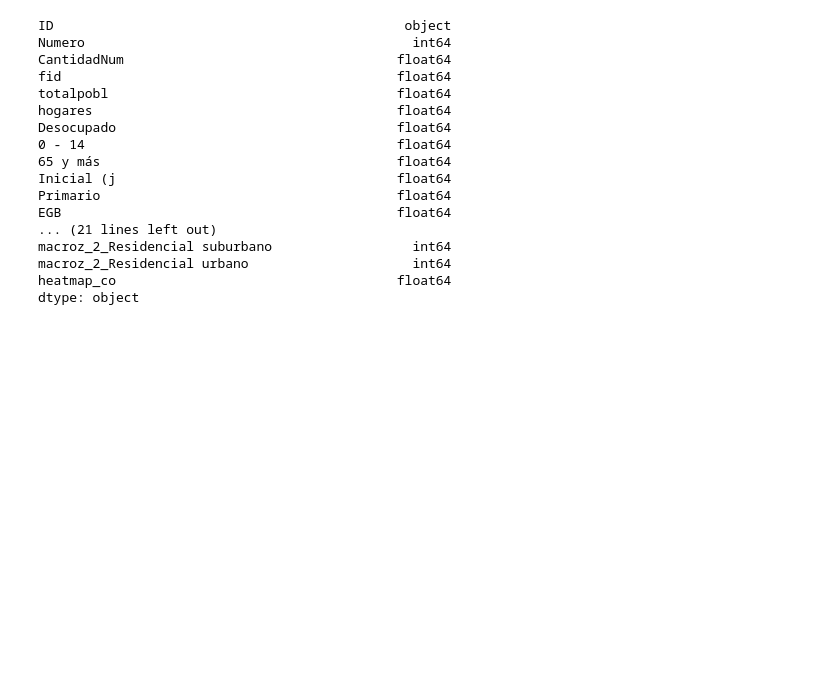
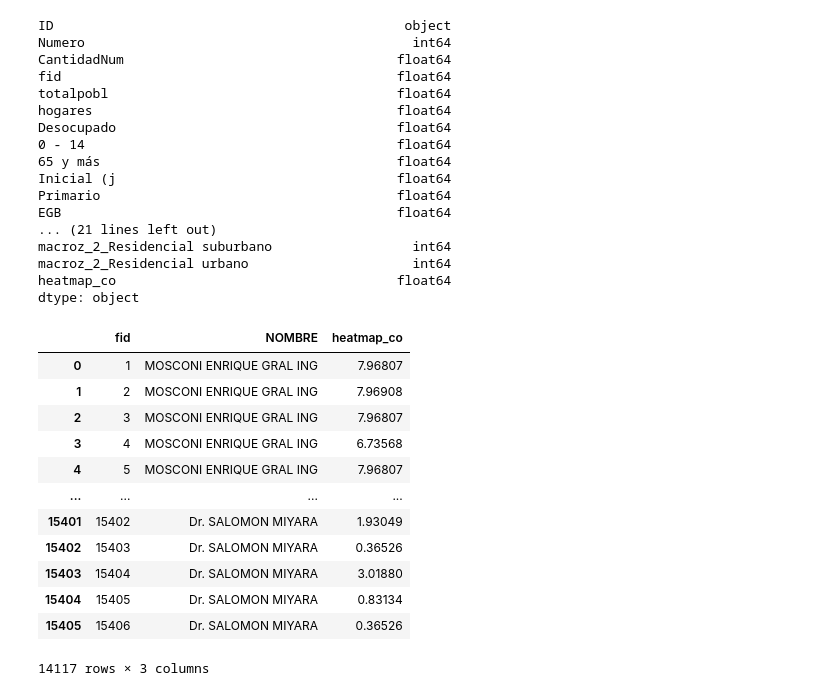
Before and after one commit to GerardoGrana/DHdatascienceG8, a Jupyter notebook: Limpieza de calidad con densidad comercial.ipynb, the cells around one changed output. Drawn from its saved outputs; the diff is of its cells as text; code cells hidden in the pictures; blank space fills up the shorter version.

```diff
--- a/Limpieza de calidad con densidad comercial.ipynb
+++ b/Limpieza de calidad con densidad comercial.ipynb
@@ -9,9 +9,9 @@ df_final_alternativo = pd.read_csv('df_final_alternativo.csv')
 print('Shape del df_final_alternativo: ',df_final_alternativo.shape)
 
 #Traemos los features comerciales
-df3 = pd.read_csv('Data/Damero_feature_comercios.csv') #Estas son todas las esquinas de la ciudad, lo usamos para la prediccion final
+Esquinas = pd.read_csv('Data/Damero_feature_comercios.csv') #Estas son todas las esquinas de la ciudad, lo usamos para la prediccion final
 df4 = pd.read_csv('Data/PV_R_feature_comercios.csv')
-print('Shape del df3 (Lo usamos mas adelante para las predicciones finales): ',df3.shape)
+print('Shape del df3 (Lo usamos mas adelante para las predicciones finales): ',Esquinas.shape)
 print('Shape del df4: ',df4.shape)
 # %% [output]
 Shape del df_final_alternativo:  (784, 35)
@@ -19,8 +19,8 @@ Shape del df3 (Lo usamos mas adelante para las predicciones finales):  (15406, 3
 Shape del df4:  (1048575, 6)
 # %%
 #Eliminamos todos los nulls de ambos data frames
-df3 = df3.dropna()
-print(df3.isnull().sum())
+Esquinas = Esquinas.dropna()
+print(Esquinas.isnull().sum())
 print('')
 df4 = df4.dropna()
 print(df4.isnull().sum())
@@ -144,6 +144,22 @@ macroz_2_Residencial suburbano                  int64
 macroz_2_Residencial urbano                     int64
 heatmap_co                                    float64
 dtype: object
+# %%
+Esquinas
+# %% [output]
+|  | fid | NOMBRE | heatmap_co |
+| 0 | 1 | MOSCONI ENRIQUE GRAL ING | 7.96807 |
+| 1 | 2 | MOSCONI ENRIQUE GRAL ING | 7.96908 |
+| 2 | 3 | MOSCONI ENRIQUE GRAL ING | 7.96807 |
+| 3 | 4 | MOSCONI ENRIQUE GRAL ING | 6.73568 |
+| 4 | 5 | MOSCONI ENRIQUE GRAL ING | 7.96807 |
+| ... | ... | ... | ... |
+| 15401 | 15402 | Dr. SALOMON MIYARA | 1.93049 |
+| 15402 | 15403 | Dr. SALOMON MIYARA | 0.36526 |
+| 15403 | 15404 | Dr. SALOMON MIYARA | 3.01880 |
+| 15404 | 15405 | Dr. SALOMON MIYARA | 0.83134 |
+| 15405 | 15406 | Dr. SALOMON MIYARA | 0.36526 |
+14117 rows × 3 columns
 # %%
 #Terminamos la limpieza asi que guardamos el df_final_alternativo_2
 df_final_alternativo_2.to_csv("df_final_alternativo_2.csv", index=False, encoding='utf-8-sig')
```
Also changed, not shown: parts of 1 cell of this notebook, 8 other files.
